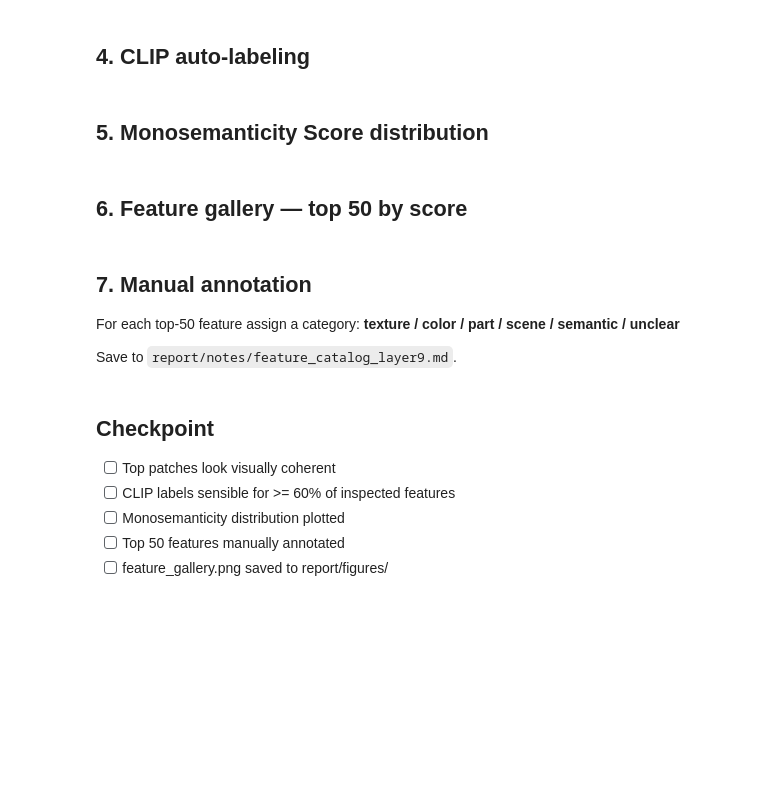
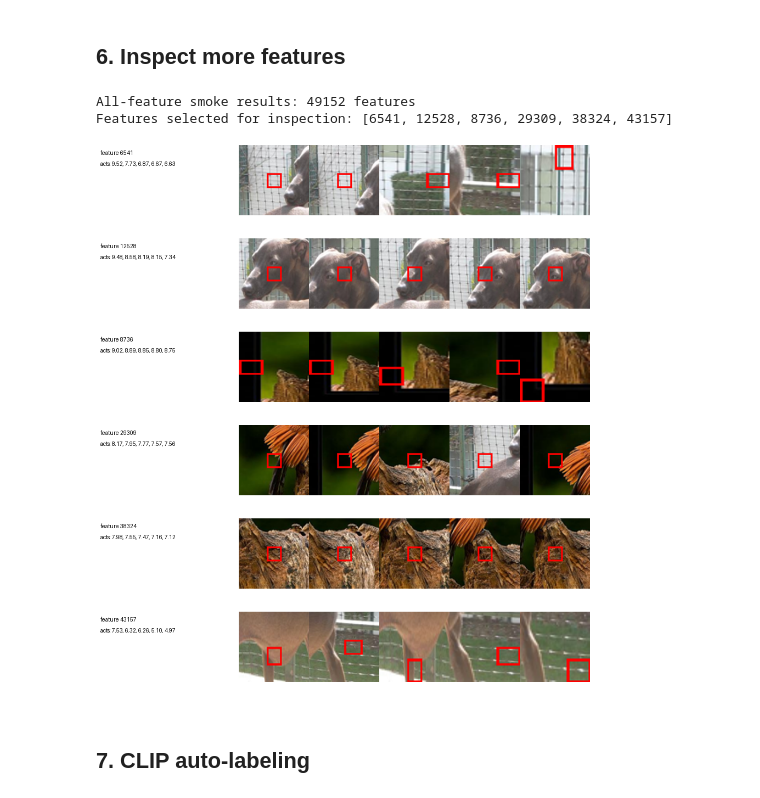
Before and after one commit to kgunWf/Sparse-Feature-Circuits-in-ViTs, a Jupyter notebook: notebooks/02_feature_analysis.ipynb, the cells around one changed output. Cells and saved outputs as stored; diff of their text form; code cells hidden in the pictures; blank space fills up the shorter version.

```diff
--- a/notebooks/02_feature_analysis.ipynb
+++ b/notebooks/02_feature_analysis.ipynb
@@ -33,2 +205,38 @@ from src.features import get_top_patches_all_features
+# %% [markdown]
+## 6. Inspect more features
+# %%
+from src.features import get_top_patches_all_features
+
+if RUN_ALL_FEATURES_SMOKE:
+    all_feature_indices = list(range(min(ALL_FEATURE_IMAGE_COUNT, metadata["n_images"])))
+    all_feature_paths = [str(image_path(index["paths"][i])) for i in all_feature_indices]
+    all_feature_activations = load_layer(layer, indices=all_feature_indices, cachepath=cache_path)
+    all_top_patches_smoke = get_top_patches_all_features(
+        layer,
+        all_feature_activations,
+        all_feature_paths,
+        k=TOP_K_PATCHES,
+    )
+    features_to_inspect = sorted(
+        all_top_patches_smoke,
+        key=lambda feature_idx: all_top_patches_smoke[feature_idx][0]["activation_value"],
+        reverse=True,
+    )[:N_FEATURES_TO_INSPECT]
+    patches_for_labeling = {
+        feature_idx: all_top_patches_smoke[feature_idx]
+        for feature_idx in features_to_inspect
+    }
+else:
+    all_top_patches_smoke = {}
+    features_to_inspect = [FEATURE_IDX]
+    patches_for_labeling = {FEATURE_IDX: top_patches}
+
+print(f"All-feature smoke results: {len(all_top_patches_smoke)} features")
+print(f"Features selected for inspection: {features_to_inspect}")
+make_patch_grid(patches_for_labeling)
+# %% [output]
+All-feature smoke results: 49152 features
+Features selected for inspection: [6541, 12528, 8736, 29309, 38324, 43157]
+[figure, added]
 # %% [markdown]
-## 4. CLIP auto-labeling
+## 7. CLIP auto-labeling
@@ -42,2 +242,0 @@ from src.features import load_clip_labeler, label_feature_clip
-# %% [markdown]
-## 5. Monosemanticity Score distribution
@@ -52,2 +242,0 @@ from src.visualise import plot_monosemanticity_distribution
-# %% [markdown]
-## 6. Feature gallery — top 50 by score
@@ -61,14 +242,0 @@ from src.visualise import plot_feature_gallery
-# %% [markdown]
-## 7. Manual annotation
-
-For each top-50 feature assign a category:
-**texture / color / part / scene / semantic / unclear**
-
-Save to `report/notes/feature_catalog_layer9.md`.
-# %% [markdown]
-## Checkpoint
-- [ ] Top patches look visually coherent
-- [ ] CLIP labels sensible for >= 60% of inspected features
-- [ ] Monosemanticity distribution plotted
-- [ ] Top 50 features manually annotated
-- [ ] feature_gallery.png saved to report/figures/
```
Also changed, not shown: parts of 23 cells of this notebook, 1 other file.
